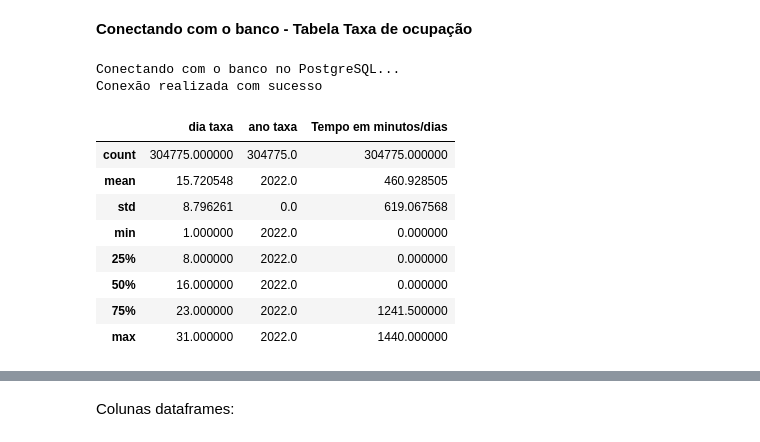
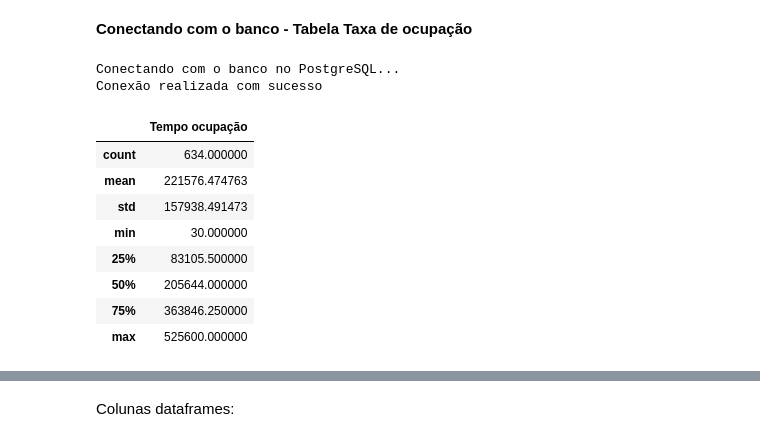
Before and after one commit to Celovieirsilvs/FATEC-Atividades-e-Projetos, a Jupyter notebook: 3_SEM/PI-III/ANTAQ/Projetos/Antaq_dataframes.ipynb, the cells around one changed output, grey strips where cells are left out. Cells and saved outputs as stored; diff of their text form; code cells hidden in the pictures.

```diff
--- a/3_SEM/PI-III/ANTAQ/Projetos/Antaq_dataframes.ipynb
+++ b/3_SEM/PI-III/ANTAQ/Projetos/Antaq_dataframes.ipynb
@@ -83,19 +89,19 @@ df.describe()
 # %%
 conn = conexao_existe(parametros)
 
-nomes_col = ["IDBerco", "dia taxa", "mês taxa", "ano taxa", "Tempo em minutos/dias"]
+nomes_col = ["IDBerco", "Tempo ocupação"]
 
-df_taxa = pg_to_pd(conn, "select * from tbtaxa_ocupação", nomes_col)
+df_taxa = pg_to_pd(conn, "SELECT DISTINCT IDBerco, SUM(tempo_min_dias) FROM tbTaxa_Ocupação GROUP BY IDBerco ORDER BY SUM DESC;", nomes_col)
 df_taxa.describe()
 # %% [output]
 Conectando com o banco no PostgreSQL...
 Conexão realizada com sucesso
-|  | dia taxa | ano taxa | Tempo em minutos/dias |
-| count | 304775.000000 | 304775.0 | 304775.000000 |
-| mean | 15.720548 | 2022.0 | 460.928505 |
-| std | 8.796261 | 0.0 | 619.067568 |
-| min | 1.000000 | 2022.0 | 0.000000 |
-| 25% | 8.000000 | 2022.0 | 0.000000 |
-| 50% | 16.000000 | 2022.0 | 0.000000 |
-| 75% | 23.000000 | 2022.0 | 1241.500000 |
-| max | 31.000000 | 2022.0 | 1440.000000 |
+|  | Tempo ocupação |
+| count | 634.000000 |
+| mean | 221576.474763 |
+| std | 157938.491473 |
+| min | 30.000000 |
+| 25% | 83105.500000 |
+| 50% | 205644.000000 |
+| 75% | 363846.250000 |
+| max | 525600.000000 |
```
Also changed, not shown: parts of 15 cells of this notebook, 1 other file.
